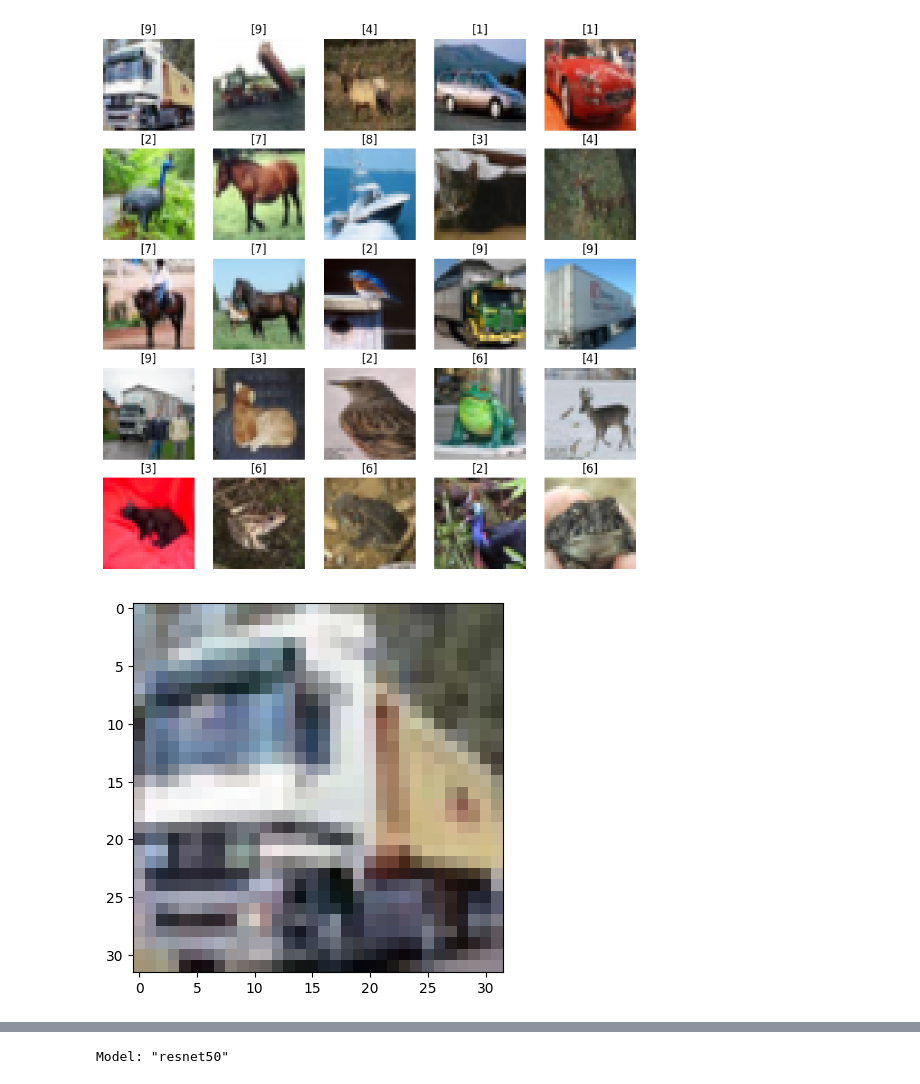
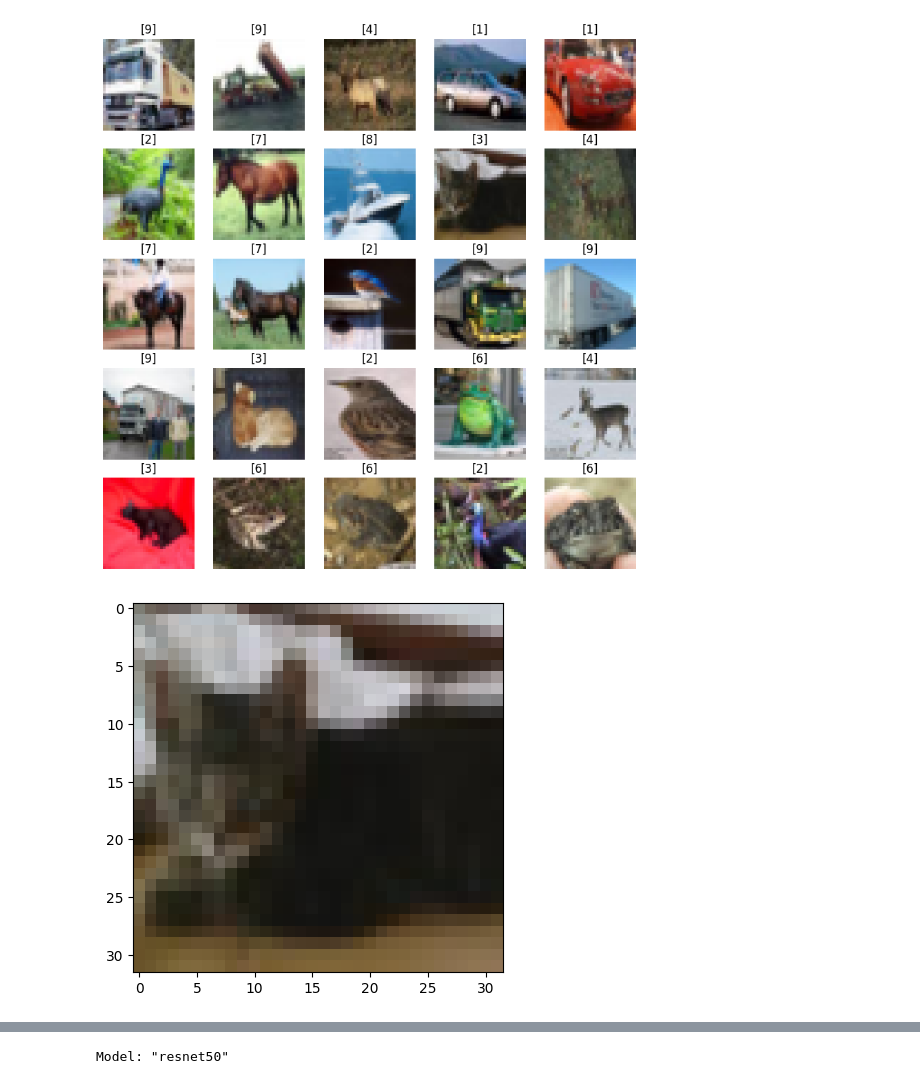
Before and after one commit to ShubhamSinghal12/DS_PP_AUG_25, a Jupyter notebook: TensorFlow/TF_CNN_TransferLearning.ipynb, the cells around one changed output, grey strips where cells are left out. Drawn from its saved outputs; the diff is of its cells as text; code cells hidden in the pictures.

```diff
--- a/TensorFlow/TF_CNN_TransferLearning.ipynb
+++ b/TensorFlow/TF_CNN_TransferLearning.ipynb
@@ -26,8 +26,8 @@ plt.show()
 # %% [output]
 [figure]
 # %%
-plt.imshow(x_train[1])
+plt.imshow(x_train[9])
 plt.show()
 # %% [output]
-[figure, old version]
+[figure, new version]
 # %%
```
Also changed, not shown: parts of 3 cells of this notebook, 11 other files.
